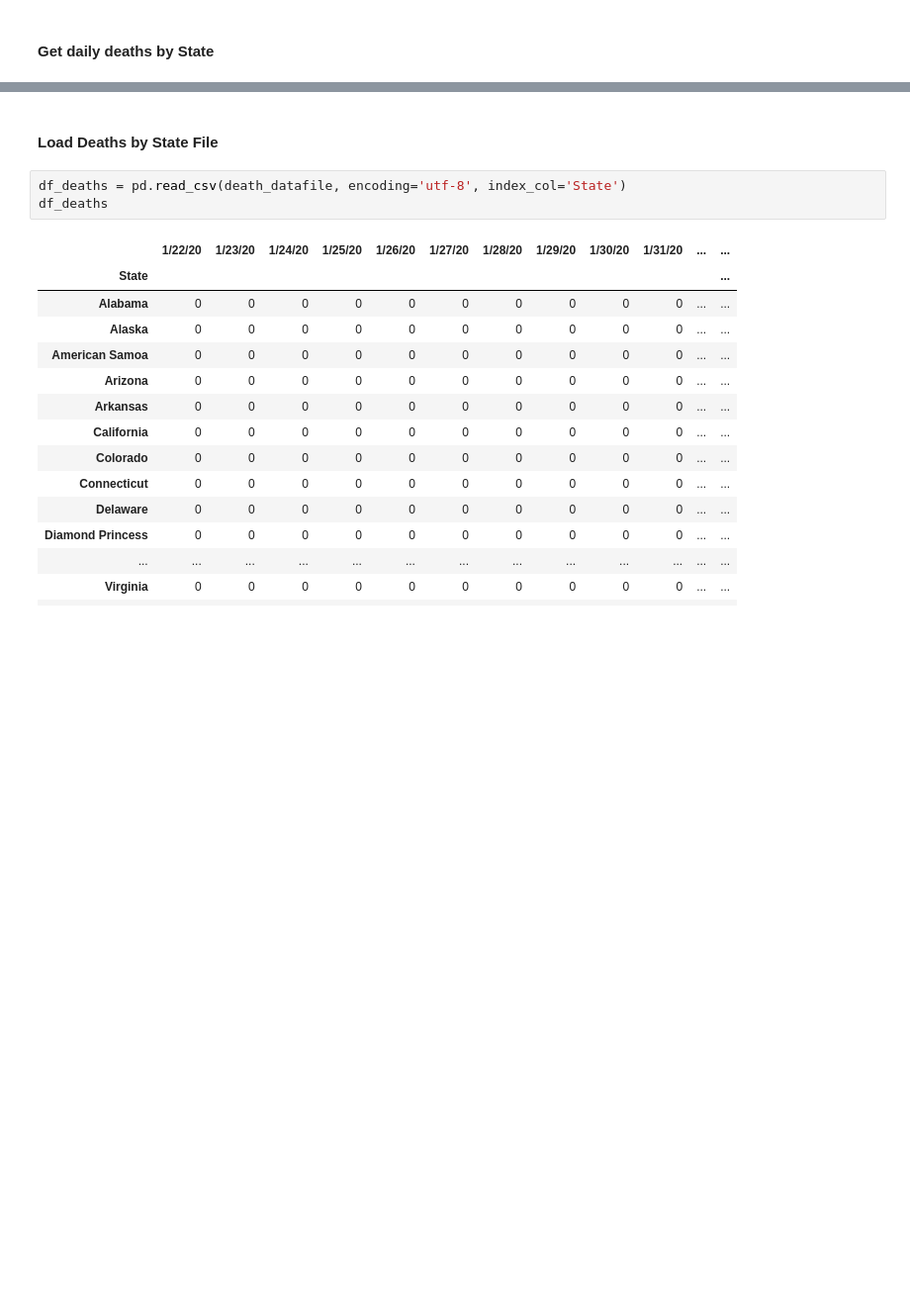
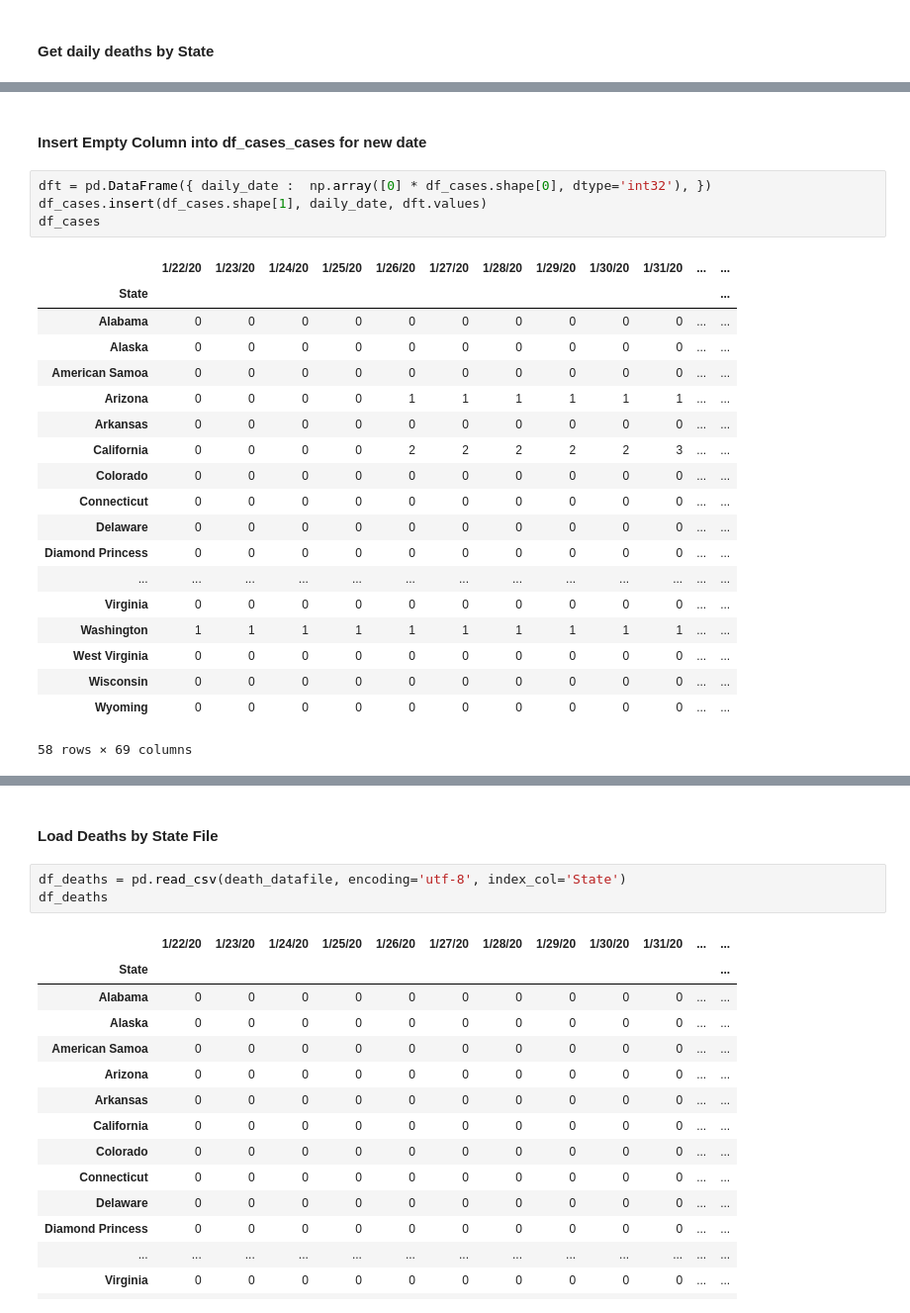
Before and after one commit to jeffcore/covid-19-usa-by-state, a Jupyter notebook: Process-Daily-Files.ipynb, the cells around one changed output, grey strips where cells are left out. Shown: that part at 99% size. Saved outputs shown, nothing was run; the diff lists cells and outputs as text; blank space fills up the shorter version.

```diff
--- a/Daily-Total-Deaths-Data-Process.ipynb
+++ b/Process-Daily-Files.ipynb
@@ -116,0 +167,26 @@ df_daily
+# %% [markdown]
+#### Insert Empty Column into df_cases_cases for new date
+# %%
+dft = pd.DataFrame({ daily_date :  np.array([0] * df_cases.shape[0], dtype='int32'), })
+df_cases.insert(df_cases.shape[1], daily_date, dft.values)
+df_cases
+# %% [output]
+|  | 1/22/20 | 1/23/20 | 1/24/20 | 1/25/20 | 1/26/20 | 1/27/20 | 1/28/20 | 1/29/20 | 1/30/20 | 1/31/20 | ... | ... |
+| State |  |  |  |  |  |  |  |  |  |  |  | ... |
+| Alabama | 0 | 0 | 0 | 0 | 0 | 0 | 0 | 0 | 0 | 0 | ... | ... |
+| Alaska | 0 | 0 | 0 | 0 | 0 | 0 | 0 | 0 | 0 | 0 | ... | ... |
+| American Samoa | 0 | 0 | 0 | 0 | 0 | 0 | 0 | 0 | 0 | 0 | ... | ... |
+| Arizona | 0 | 0 | 0 | 0 | 1 | 1 | 1 | 1 | 1 | 1 | ... | ... |
+| Arkansas | 0 | 0 | 0 | 0 | 0 | 0 | 0 | 0 | 0 | 0 | ... | ... |
+| California | 0 | 0 | 0 | 0 | 2 | 2 | 2 | 2 | 2 | 3 | ... | ... |
+| Colorado | 0 | 0 | 0 | 0 | 0 | 0 | 0 | 0 | 0 | 0 | ... | ... |
+| Connecticut | 0 | 0 | 0 | 0 | 0 | 0 | 0 | 0 | 0 | 0 | ... | ... |
+| Delaware | 0 | 0 | 0 | 0 | 0 | 0 | 0 | 0 | 0 | 0 | ... | ... |
+| Diamond Princess | 0 | 0 | 0 | 0 | 0 | 0 | 0 | 0 | 0 | 0 | ... | ... |
+| ... | ... | ... | ... | ... | ... | ... | ... | ... | ... | ... | ... | ... |
+| Virginia | 0 | 0 | 0 | 0 | 0 | 0 | 0 | 0 | 0 | 0 | ... | ... |
+| Washington | 1 | 1 | 1 | 1 | 1 | 1 | 1 | 1 | 1 | 1 | ... | ... |
+| West Virginia | 0 | 0 | 0 | 0 | 0 | 0 | 0 | 0 | 0 | 0 | ... | ... |
+| Wisconsin | 0 | 0 | 0 | 0 | 0 | 0 | 0 | 0 | 0 | 0 | ... | ... |
+| Wyoming | 0 | 0 | 0 | 0 | 0 | 0 | 0 | 0 | 0 | 0 | ... | ... |
+58 rows × 69 columns
```
Also changed, not shown: parts of 16 cells of this notebook, 2 other files.
